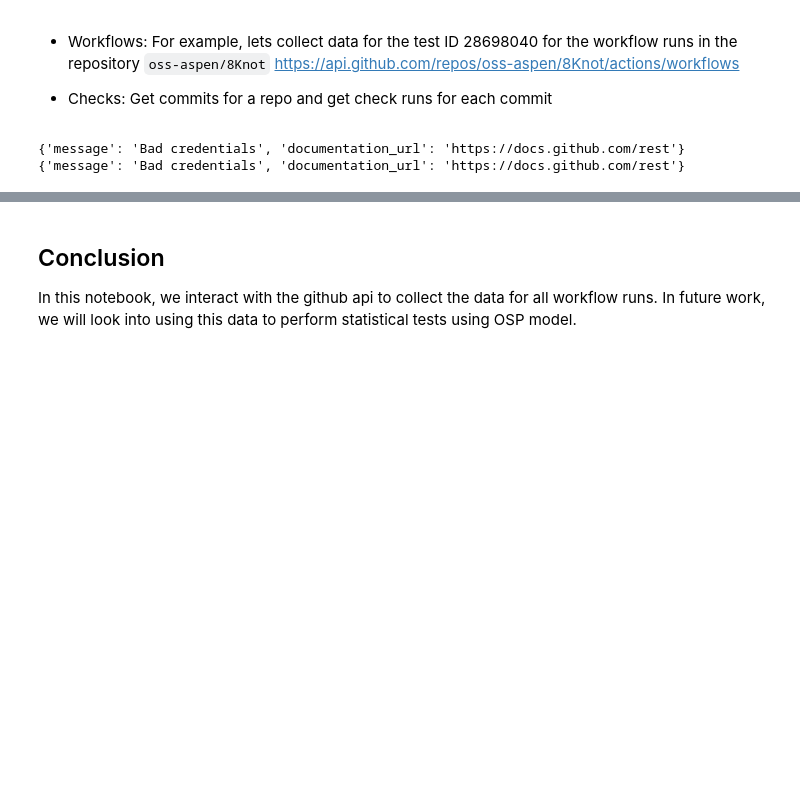
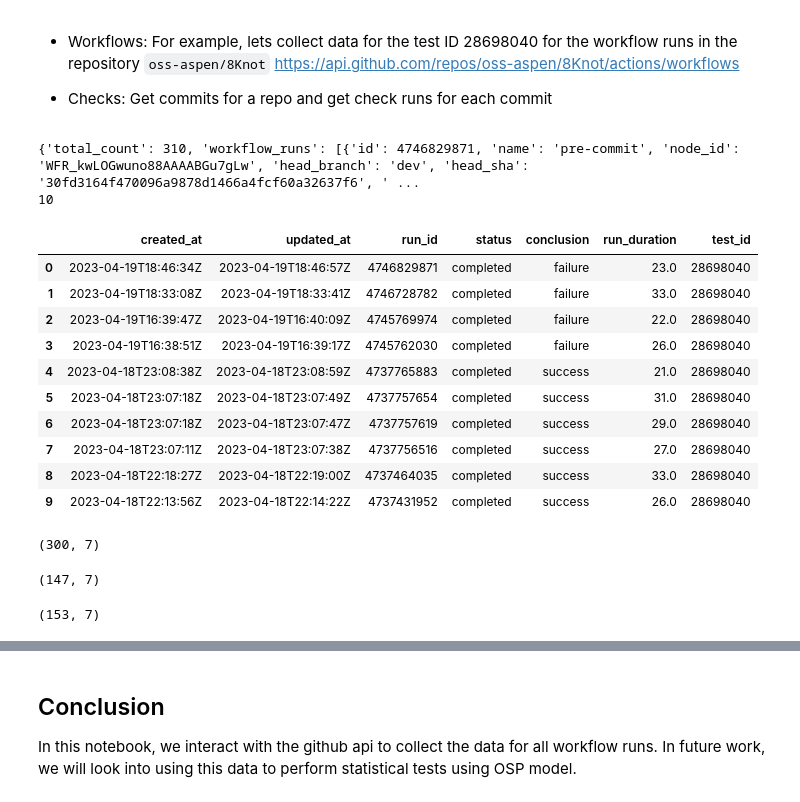
Before and after one commit to oindrillac/optimal-stopping-point-tool, a Jupyter notebook: notebooks/01_access_github_ci_data_notebook_executed.ipynb, the cells around one changed output, grey strips where cells are left out. Saved outputs shown, nothing was run; the diff lists cells and outputs as text; code cells hidden in the pictures; blank space fills up the shorter version.

```diff
--- a/notebooks/01_access_github_ci_data_notebook_executed.ipynb
+++ b/notebooks/01_access_github_ci_data_notebook_executed.ipynb
@@ -53,10 +53,10 @@ def get_page_numbers(test_id):
     output = subprocess.run(args, shell=True, check=True, stdout=PIPE, stderr=PIPE)
     output = json.loads(output.stdout)
     print(output)
-#     total_count = output['total_count']
-#     page_numbers = int(total_count/30) # by default number of tests on one page is 30
-#     return page_numbers
-    return output
+    total_count = output['total_count']
+    page_numbers = int(total_count/30) # by default number of tests on one page is 30
+    return page_numbers
+    return page_numbers
 # %%
 def get_workflow_runs(test_id, page_numbers):
     """
@@ -140,17 +140,31 @@ elif MODE == "workflow":
     test_id = "28698040" # Pre-commit test
     page_numbers = get_page_numbers(test_id)
     print(page_numbers)
-#     workflow_df = get_workflow_runs(test_id, page_numbers)
-#     test_df = workflow_df[['created_at', 'updated_at', 'id', 'status', 'conclusion']]
-#     test_df = test_df.rename(columns={'id': 'run_id'})
-#     test_df['run_duration'] = test_df.apply(lambda x: (datetime.strptime(x['updated_at'], "%Y-%m-%dT%H:%M:%SZ") - \
-#                                            datetime.strptime(x['created_at'], "%Y-%m-%dT%H:%M:%SZ")).total_seconds(), axis = 1)
-#     test_df['test_id'] = test_id
+    workflow_df = get_workflow_runs(test_id, page_numbers)
+    test_df = workflow_df[['created_at', 'updated_at', 'id', 'status', 'conclusion']]
+    test_df = test_df.rename(columns={'id': 'run_id'})
+    test_df['run_duration'] = test_df.apply(lambda x: (datetime.strptime(x['updated_at'], "%Y-%m-%dT%H:%M:%SZ") - \
+                                           datetime.strptime(x['created_at'], "%Y-%m-%dT%H:%M:%SZ")).total_seconds(), axis = 1)
+    test_df['test_id'] = test_id
 # %% [output]
-{'message': 'Bad credentials', 'documentation_url': 'https://docs.github.com/rest'}
-{'message': 'Bad credentials', 'documentation_url': 'https://docs.github.com/rest'}
+{'total_count': 310, 'workflow_runs': [{'id': 4746829871, 'name': 'pre-commit', 'node_id': 'WFR_kwLOGwuno88AAAABGu7gLw', 'head_branch': 'dev', 'head_sha': '30fd3164f470096a9878d1466a4fcf60a32637f6', ' ...
+10
 # %%
-# test_df.head(10)
+test_df.head(10)
+# %% [output]
+|  | created_at | updated_at | run_id | status | conclusion | run_duration | test_id |
+| 0 | 2023-04-19T18:46:34Z | 2023-04-19T18:46:57Z | 4746829871 | completed | failure | 23.0 | 28698040 |
+| 1 | 2023-04-19T18:33:08Z | 2023-04-19T18:33:41Z | 4746728782 | completed | failure | 33.0 | 28698040 |
+| 2 | 2023-04-19T16:39:47Z | 2023-04-19T16:40:09Z | 4745769974 | completed | failure | 22.0 | 28698040 |
+| 3 | 2023-04-19T16:38:51Z | 2023-04-19T16:39:17Z | 4745762030 | completed | failure | 26.0 | 28698040 |
+| 4 | 2023-04-18T23:08:38Z | 2023-04-18T23:08:59Z | 4737765883 | completed | success | 21.0 | 28698040 |
+| 5 | 2023-04-18T23:07:18Z | 2023-04-18T23:07:49Z | 4737757654 | completed | success | 31.0 | 28698040 |
+| 6 | 2023-04-18T23:07:18Z | 2023-04-18T23:07:47Z | 4737757619 | completed | success | 29.0 | 28698040 |
+| 7 | 2023-04-18T23:07:11Z | 2023-04-18T23:07:38Z | 4737756516 | completed | success | 27.0 | 28698040 |
+| 8 | 2023-04-18T22:18:27Z | 2023-04-18T22:19:00Z | 4737464035 | completed | success | 33.0 | 28698040 |
+| 9 | 2023-04-18T22:13:56Z | 2023-04-18T22:14:22Z | 4737431952 | completed | success | 26.0 | 28698040 |
 # %%
-# test_df.shape
+test_df.shape
+# %% [output]
+(300, 7)
 # %%
@@ -160,6 +174,10 @@ elif MODE == "workflow":
 # %%
-# passing_df.shape
+passing_df.shape
+# %% [output]
+(147, 7)
 # %%
-# failures_df.shape
+failures_df.shape
+# %% [output]
+(153, 7)
 # %%
 # Split the data into train and test.
```
Also changed, not shown: parts of 8 cells of this notebook.
